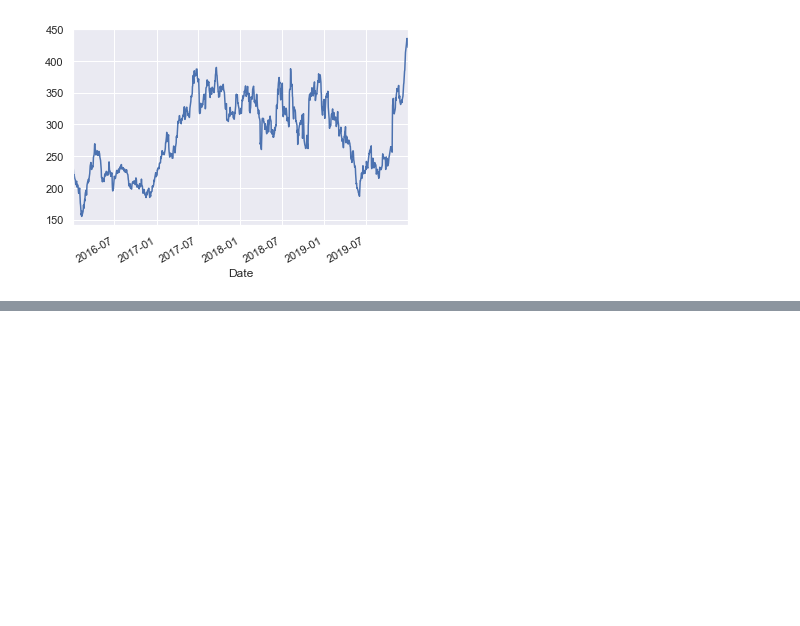
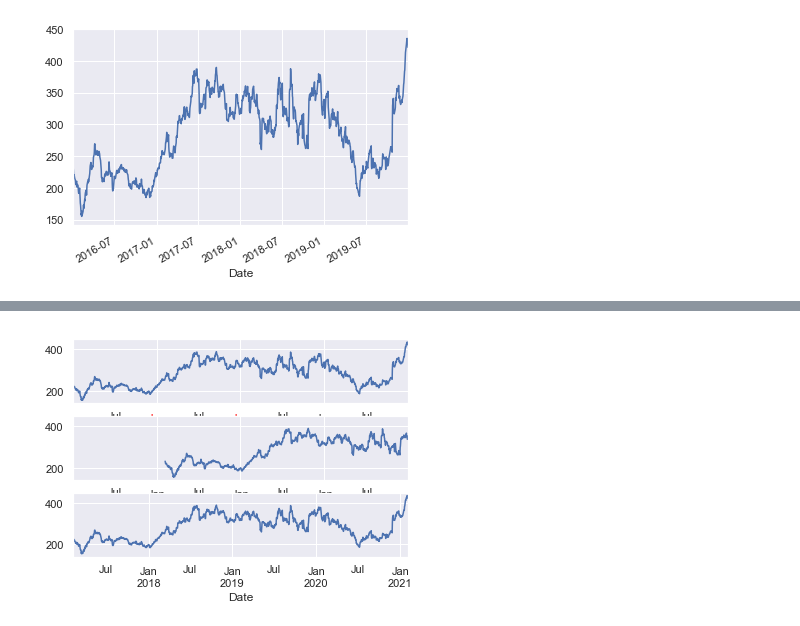
Before and after one commit to pvaddina/python-reference, a Jupyter notebook: pandas/04_time_series.ipynb, the cells around one changed output, grey strips where cells are left out. Saved outputs shown, nothing was run; the diff lists cells and outputs as text; code cells hidden in the pictures; blank space fills up the shorter version.

```diff
--- a/pandas/04_time_series.ipynb
+++ b/pandas/04_time_series.ipynb
@@ -142,0 +155,15 @@ tesla.plot()
+# %%
+fig, ax = plt.subplots(3, sharey=True)
+tesla = tesla.asfreq('D', method='pad')
+tesla.plot(ax=ax[0])
+tesla.shift(400).plot(ax=ax[1])
+tesla.tshift(400).plot(ax=ax[2])
+
+changelblft = lambda l: l.set_fontsize(3)
+
+ax[0].get_xticklabels()[4].set(weight='heavy', color='red')
+ax[0].get_xticklabels()[0].set(color='red')
+ax[0].get_xticklabels()[1].set(color='red')
+ax[0].get_xticklabels()[2].set(color='red')
+# %% [output]
+[figure, added]
```
Also changed, not shown: parts of 1 cell of this notebook.
